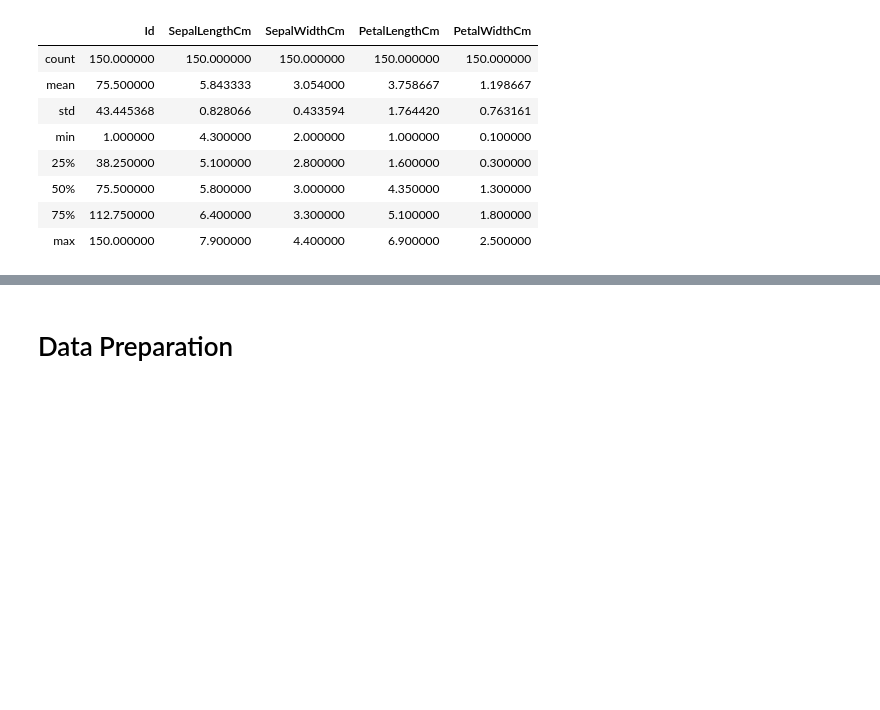
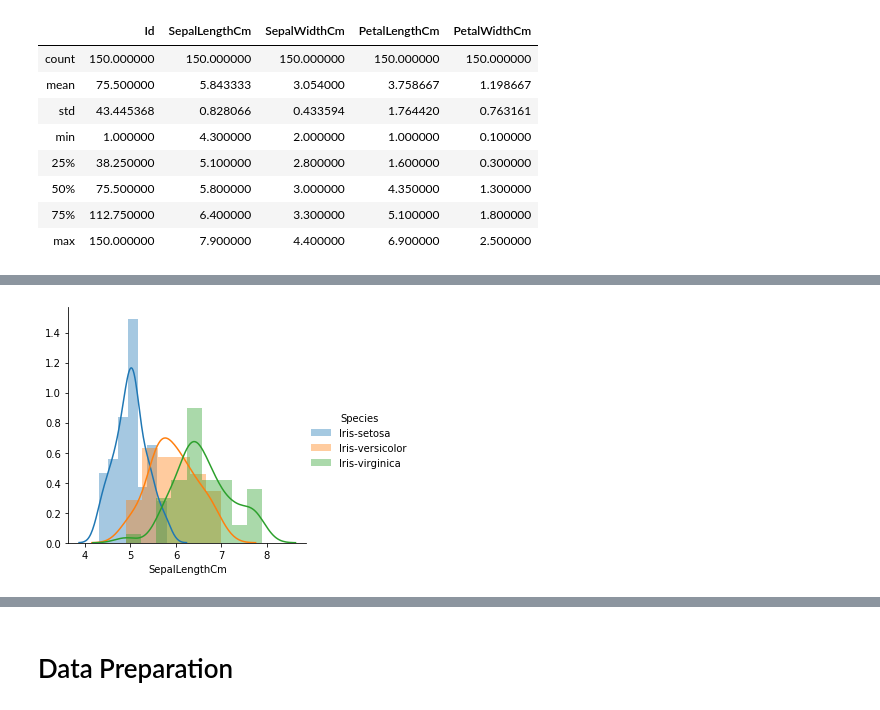
Before and after one commit to bikashk123/Data-Science-Analytics, a Jupyter notebook: Task3_GRIP.ipynb, the cells around one changed output, grey strips where cells are left out. Saved outputs shown, nothing was run; the diff lists cells and outputs as text; code cells hidden in the pictures; blank space fills up the shorter version.

```diff
--- a/Task3_GRIP.ipynb
+++ b/Task3_GRIP.ipynb
@@ -35,0 +44,5 @@ data.describe()
+# %%
+sns.FacetGrid(data,hue='Species',height=4).map(sns.distplot,"SepalLengthCm").add_legend()
+plt.show()
+# %% [output]
+[figure, added]
```
Also changed, not shown: parts of 12 cells of this notebook.
